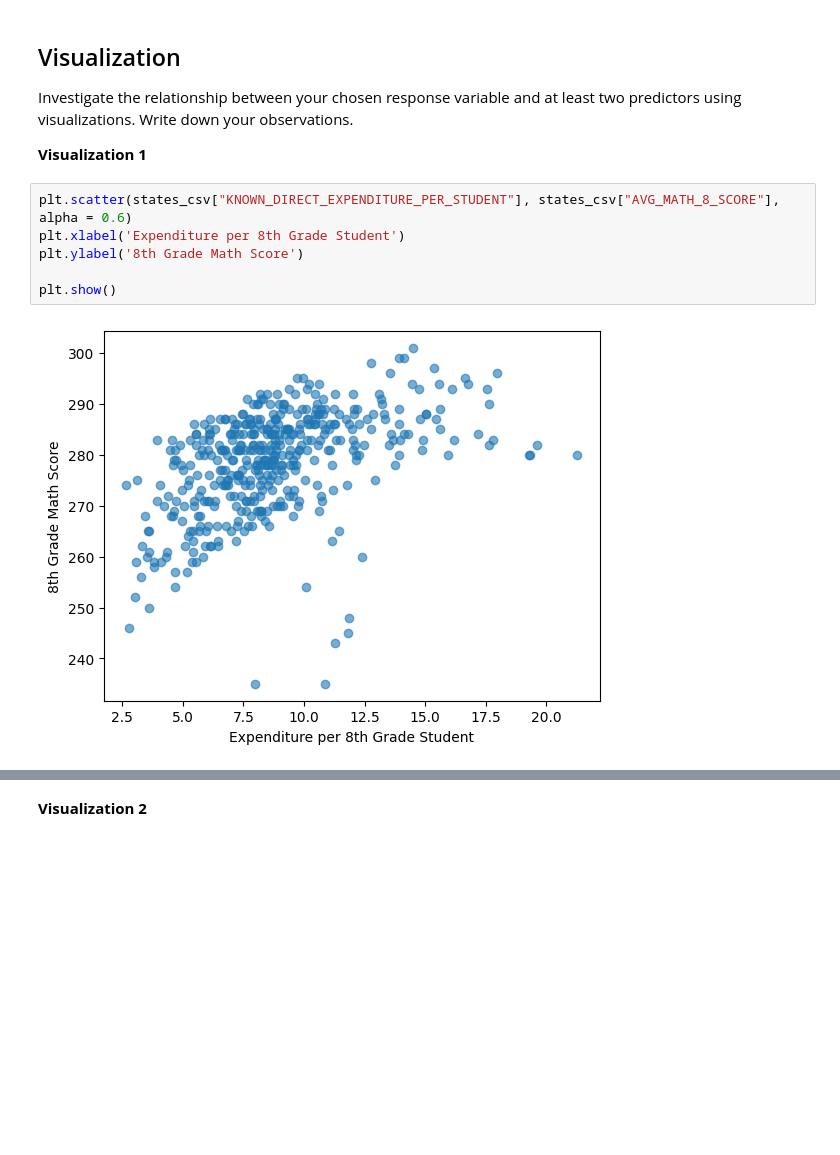
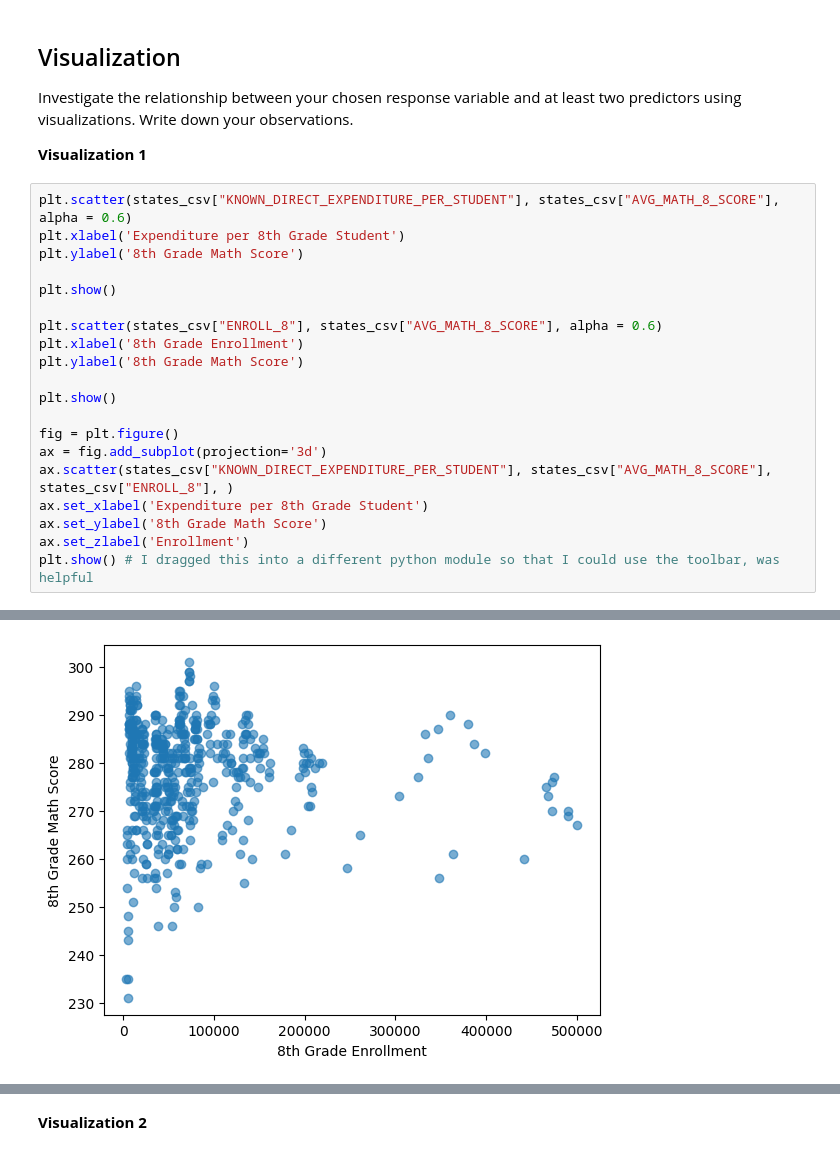
Before and after one commit to zayduzzaman/MDST_Onboarding, a Jupyter notebook: tutorial1/checkpoint1.ipynb, the cells around one changed output, grey strips where cells are left out. Saved outputs shown, nothing was run; the diff lists cells and outputs as text; blank space fills up the shorter version.

```diff
--- a/tutorial1/checkpoint1.ipynb
+++ b/tutorial1/checkpoint1.ipynb
@@ -229,11 +222,24 @@ Ideas:
 Investigate the relationship between your chosen response variable and at least two predictors using visualizations. Write down your observations.
 
 **Visualization 1**
-# %%
-plt.scatter(states_csv["KNOWN_DIRECT_EXPENDITURE_PER_STUDENT"], states_csv["AVG_MATH_8_SCORE"], alpha = 0.6)
-plt.xlabel('Expenditure per 8th Grade Student')
-plt.ylabel('8th Grade Math Score')
-
-plt.show()
-# %% [output]
-[figure, removed]
+# %%
+plt.scatter(states_csv["KNOWN_DIRECT_EXPENDITURE_PER_STUDENT"], states_csv["AVG_MATH_8_SCORE"], alpha = 0.6)
+plt.xlabel('Expenditure per 8th Grade Student')
+plt.ylabel('8th Grade Math Score')
+
+plt.show()
+
+plt.scatter(states_csv["ENROLL_8"], states_csv["AVG_MATH_8_SCORE"], alpha = 0.6)
+plt.xlabel('8th Grade Enrollment')
+plt.ylabel('8th Grade Math Score')
+
+plt.show()
+
+fig = plt.figure()
+ax = fig.add_subplot(projection='3d')
+ax.scatter(states_csv["KNOWN_DIRECT_EXPENDITURE_PER_STUDENT"], states_csv["AVG_MATH_8_SCORE"], states_csv["ENROLL_8"], )
+ax.set_xlabel('Expenditure per 8th Grade Student')
+ax.set_ylabel('8th Grade Math Score')
+ax.set_zlabel('Enrollment')
+plt.show() # I dragged this into a different python module so that I could use the toolbar, was helpful
+# %% [output]
@@ -239,0 +247 @@ plt.show()
+[figure, added]
```
Also changed, not shown: parts of 5 cells of this notebook.
